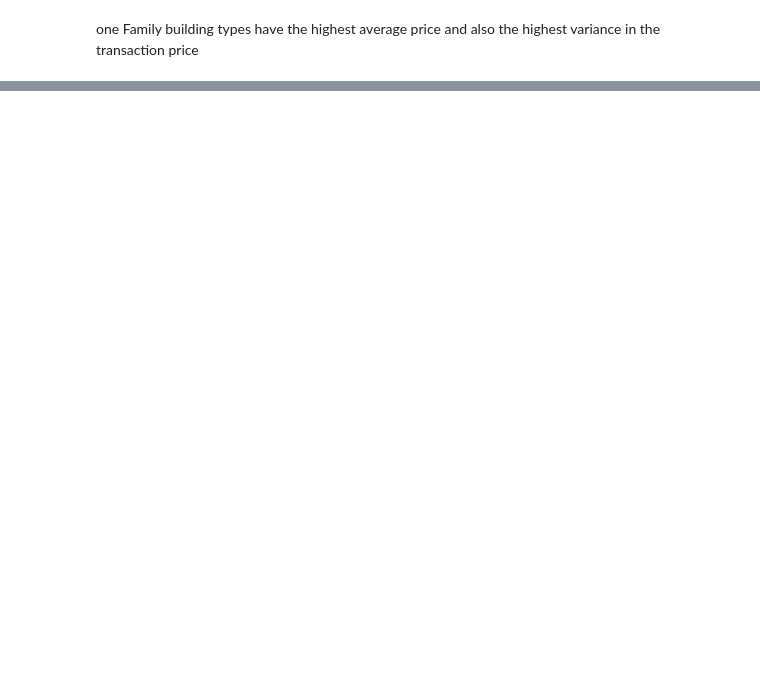
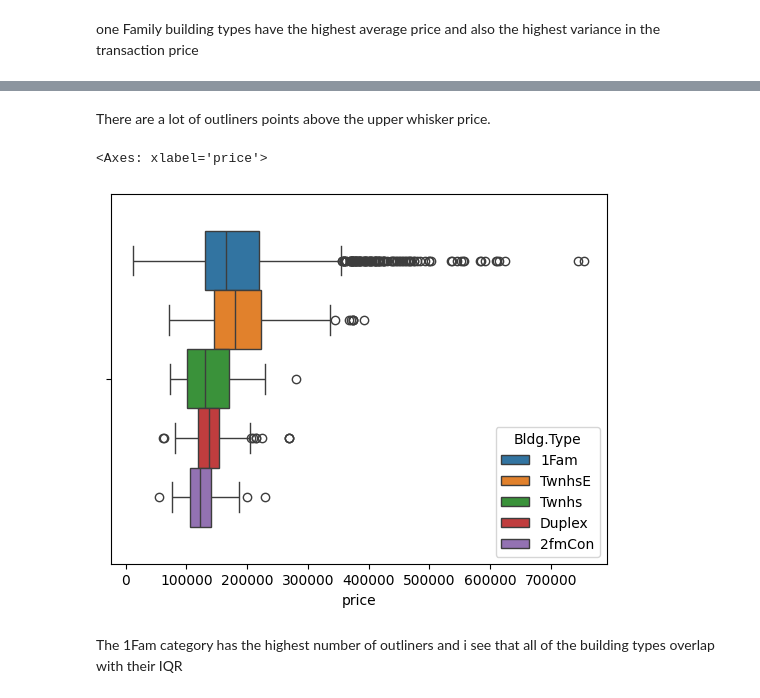
Before and after one commit to SafaaMahbub/undergrad_ml_assignments, a Jupyter notebook: 01_assignment_wrangling_and_eda.ipynb, the cells around one changed output, grey strips where cells are left out. Drawn from its saved outputs; the diff is of its cells as text; code cells hidden in the pictures; blank space fills up the shorter version.

```diff
--- a/01_assignment_wrangling_and_eda.ipynb
+++ b/01_assignment_wrangling_and_eda.ipynb
@@ -615,0 +656,9 @@ one Family building types have the highest average price and also the highest va
+# %% [markdown]
+There are a lot of outliners points above the upper whisker price.
+# %%
+sns.boxplot(x=df['price'], hue=df['Bldg.Type'])
+# %% [output]
+<Axes: xlabel='price'>
+[figure, added]
+# %% [markdown]
+The 1Fam category has the highest number of outliners and i see that all of the building types overlap with their IQR
```
Also changed, not shown: parts of 5 cells of this notebook.
